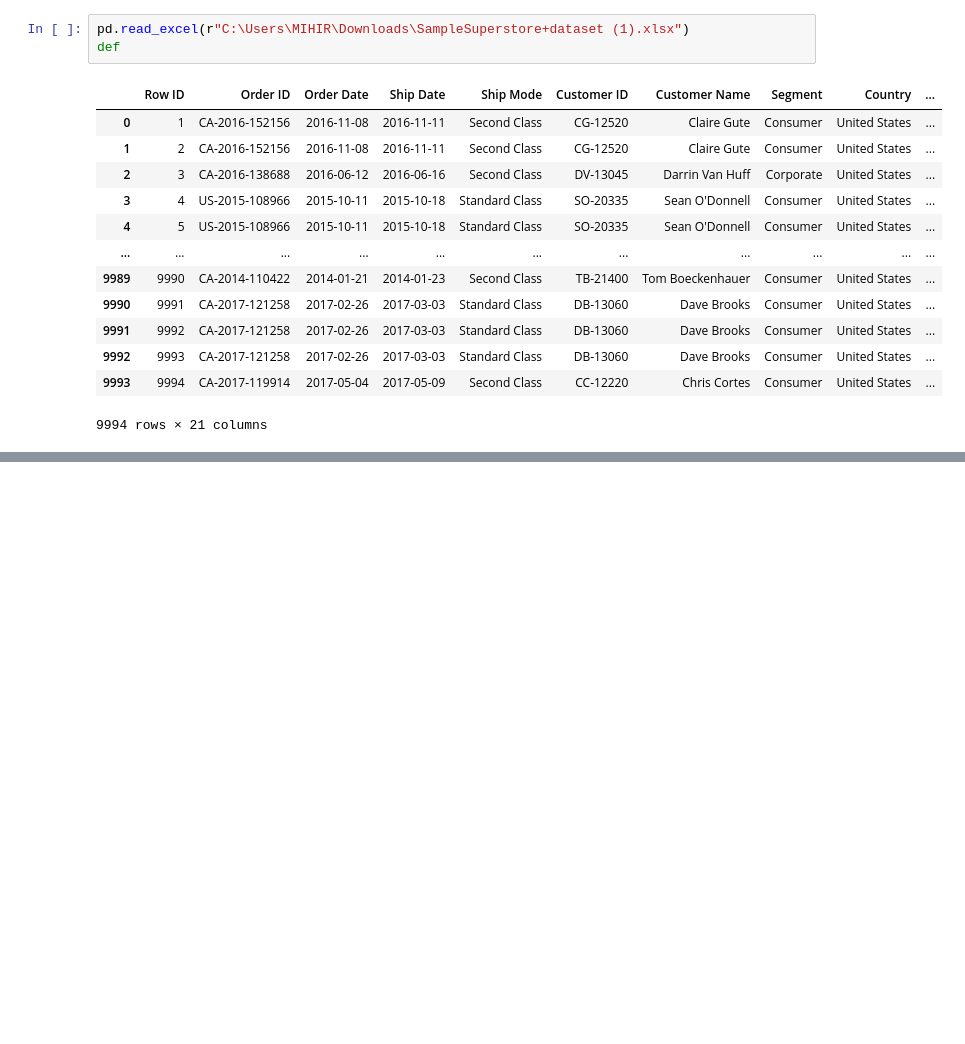
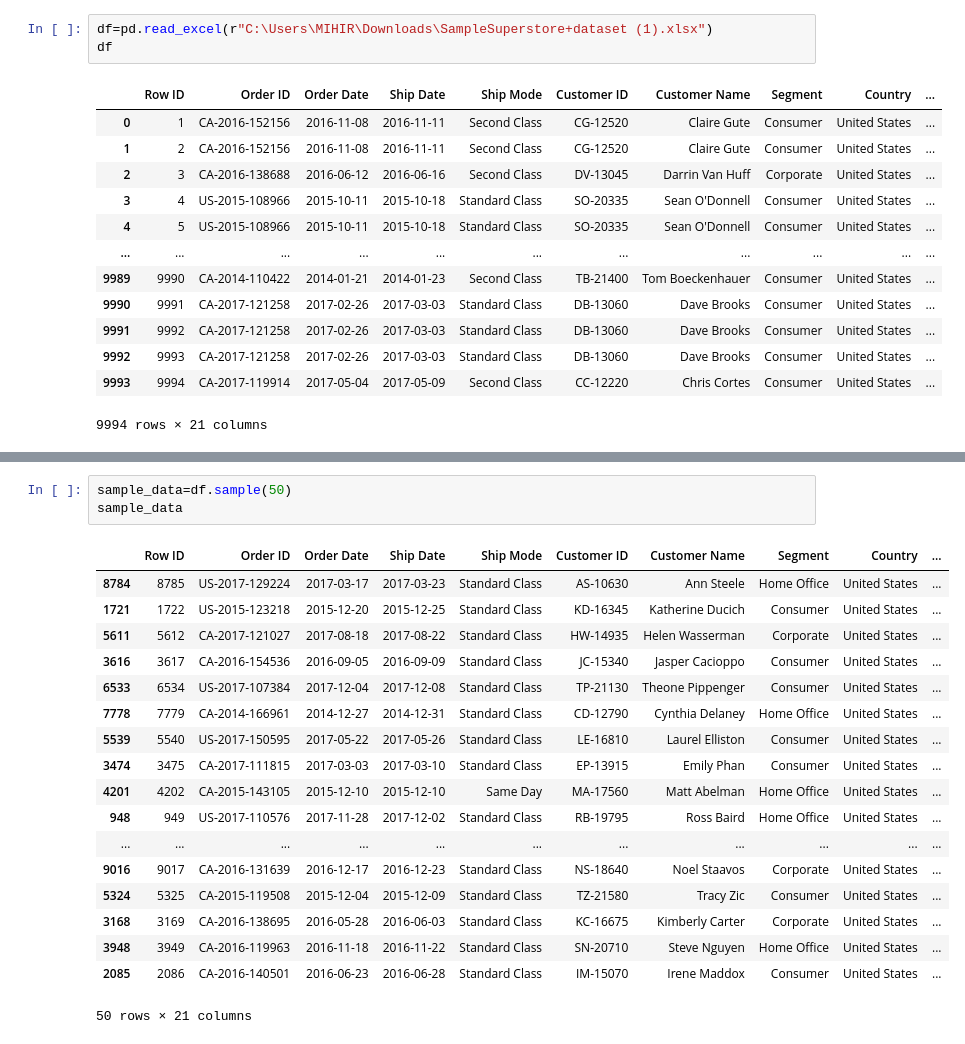
Before and after one commit to vaitysiddhi4-a11y/Python, a Jupyter notebook: Python practice .ipynb, the cells around one changed output, grey strips where cells are left out. Drawn from its saved outputs; the diff is of its cells as text; blank space fills up the shorter version.

```diff
--- a/Python practice .ipynb
+++ b/Python practice .ipynb
@@ -1969,8 +1971,8 @@ df.iloc[2,1]
 # %% [output]
 'cofsil'
 # %%
-pd.read_excel(r"C:\Users\MIHIR\Downloads\SampleSuperstore+dataset (1).xlsx")
-def
+df=pd.read_excel(r"C:\Users\MIHIR\Downloads\SampleSuperstore+dataset (1).xlsx")
+df
 # %% [output]
 |  | Row ID | Order ID | Order Date | Ship Date | Ship Mode | Customer ID | Customer Name | Segment | Country | ... |
 | 0 | 1 | CA-2016-152156 | 2016-11-08 | 2016-11-11 | Second Class | CG-12520 | Claire Gute | Consumer | United States | ... |
@@ -1987,0 +2090,22 @@ def
+# %%
+sample_data=df.sample(50)
+sample_data
+# %% [output]
+|  | Row ID | Order ID | Order Date | Ship Date | Ship Mode | Customer ID | Customer Name | Segment | Country | ... |
+| 8784 | 8785 | US-2017-129224 | 2017-03-17 | 2017-03-23 | Standard Class | AS-10630 | Ann Steele | Home Office | United States | ... |
+| 1721 | 1722 | US-2015-123218 | 2015-12-20 | 2015-12-25 | Standard Class | KD-16345 | Katherine Ducich | Consumer | United States | ... |
+| 5611 | 5612 | CA-2017-121027 | 2017-08-18 | 2017-08-22 | Standard Class | HW-14935 | Helen Wasserman | Corporate | United States | ... |
+| 3616 | 3617 | CA-2016-154536 | 2016-09-05 | 2016-09-09 | Standard Class | JC-15340 | Jasper Cacioppo | Consumer | United States | ... |
+| 6533 | 6534 | US-2017-107384 | 2017-12-04 | 2017-12-08 | Standard Class | TP-21130 | Theone Pippenger | Consumer | United States | ... |
+| 7778 | 7779 | CA-2014-166961 | 2014-12-27 | 2014-12-31 | Standard Class | CD-12790 | Cynthia Delaney | Home Office | United States | ... |
+| 5539 | 5540 | US-2017-150595 | 2017-05-22 | 2017-05-26 | Standard Class | LE-16810 | Laurel Elliston | Consumer | United States | ... |
+| 3474 | 3475 | CA-2017-111815 | 2017-03-03 | 2017-03-10 | Standard Class | EP-13915 | Emily Phan | Consumer | United States | ... |
+| 4201 | 4202 | CA-2015-143105 | 2015-12-10 | 2015-12-10 | Same Day | MA-17560 | Matt Abelman | Home Office | United States | ... |
+| 948 | 949 | US-2017-110576 | 2017-11-28 | 2017-12-02 | Standard Class | RB-19795 | Ross Baird | Home Office | United States | ... |
+| ... | ... | ... | ... | ... | ... | ... | ... | ... | ... | ... |
+| 9016 | 9017 | CA-2016-131639 | 2016-12-17 | 2016-12-23 | Standard Class | NS-18640 | Noel Staavos | Corporate | United States | ... |
+| 5324 | 5325 | CA-2015-119508 | 2015-12-04 | 2015-12-09 | Standard Class | TZ-21580 | Tracy Zic | Consumer | United States | ... |
+| 3168 | 3169 | CA-2016-138695 | 2016-05-28 | 2016-06-03 | Standard Class | KC-16675 | Kimberly Carter | Corporate | United States | ... |
+| 3948 | 3949 | CA-2016-119963 | 2016-11-18 | 2016-11-22 | Standard Class | SN-20710 | Steve Nguyen | Home Office | United States | ... |
+| 2085 | 2086 | CA-2016-140501 | 2016-06-23 | 2016-06-28 | Standard Class | IM-15070 | Irene Maddox | Consumer | United States | ... |
+50 rows × 21 columns
```
Also changed, not shown: parts of 17 cells of this notebook.
